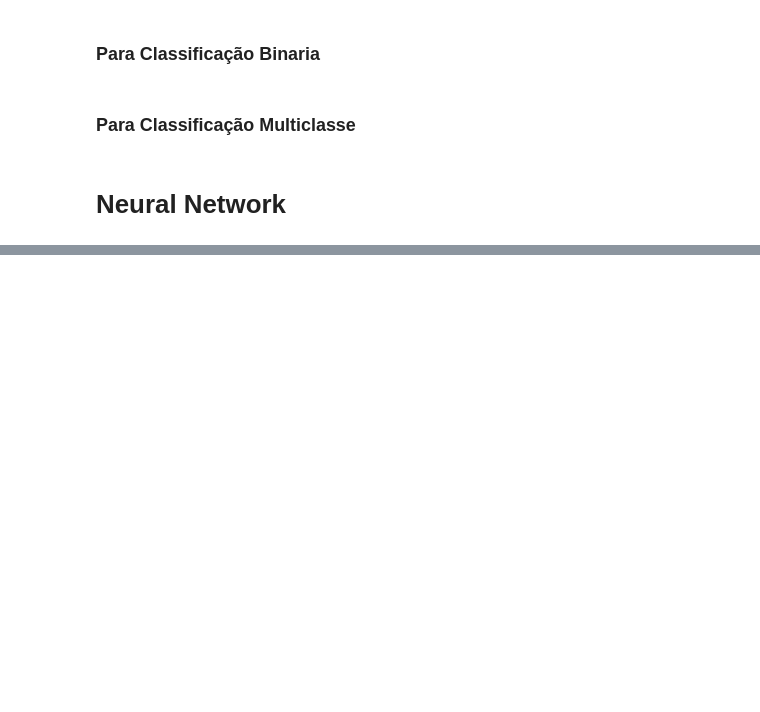
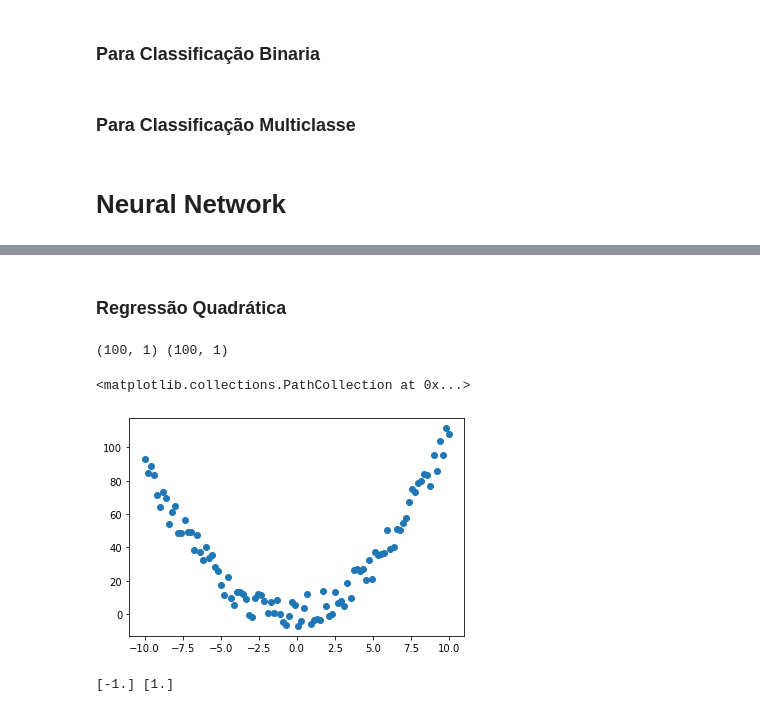
Before and after one commit to gregorylira/Neural-Network, a Jupyter notebook: Neural_Network.ipynb, the cells around one changed output, grey strips where cells are left out. Saved outputs shown, nothing was run; the diff lists cells and outputs as text; code cells hidden in the pictures; blank space fills up the shorter version.

```diff
--- a/Neural_Network.ipynb
+++ b/Neural_Network.ipynb
@@ -162,0 +347,18 @@ class NeuralNetwork():
+# %% [markdown]
+### Regressão Quadrática
+# %%
+x, y = make_square(n_samples=100, x_min=-10, x_max=10, a=1, b=1, c=1, noise=10)
+
+print(x.shape, y.shape)
+plt.scatter(x, y)
+# %% [output]
+(100, 1) (100, 1)
+<matplotlib.collections.PathCollection at 0x...>
+[figure, added]
+# %%
+minmax = MinMaxScaler(feature_range=(-1, 1))
+x = minmax.fit_transform(x.astype(np.float64))
+
+print(x.min(axis=0), x.max(axis=0))
+# %% [output]
+[-1.] [1.]
```
Also changed, not shown: parts of 72 cells of this notebook.
